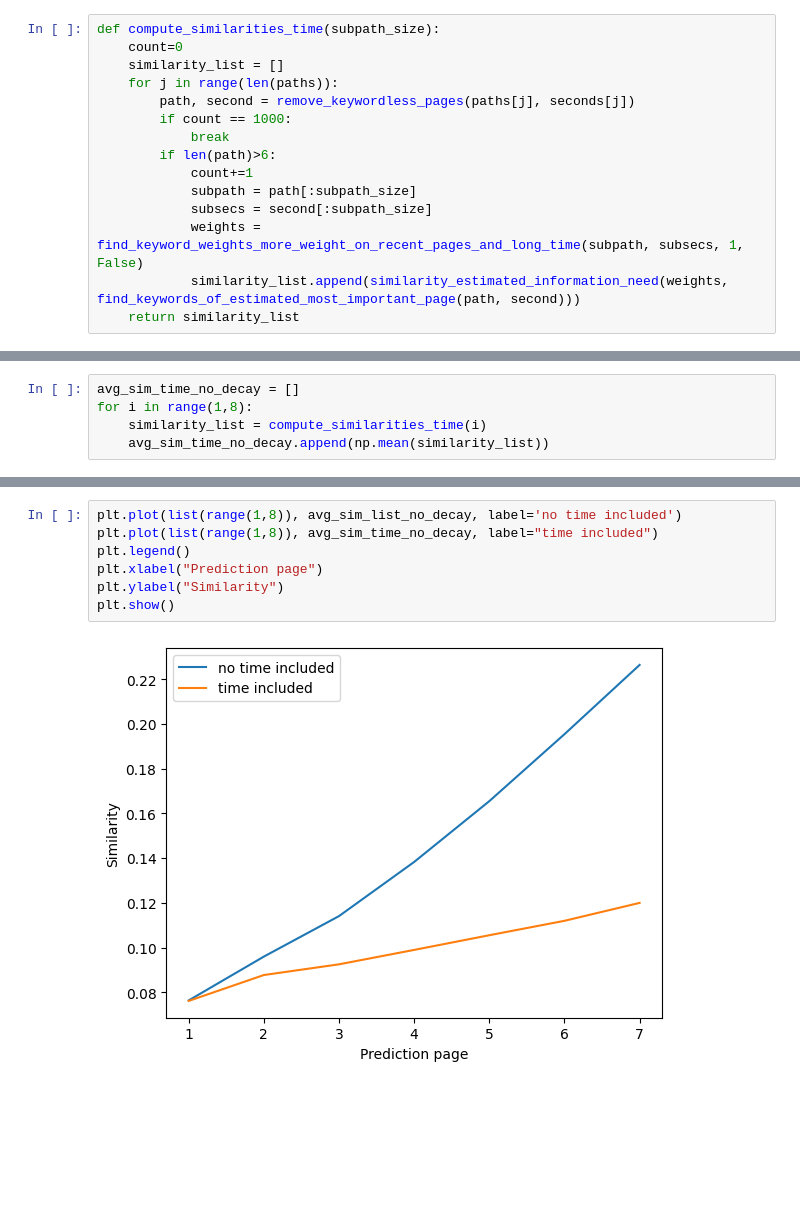
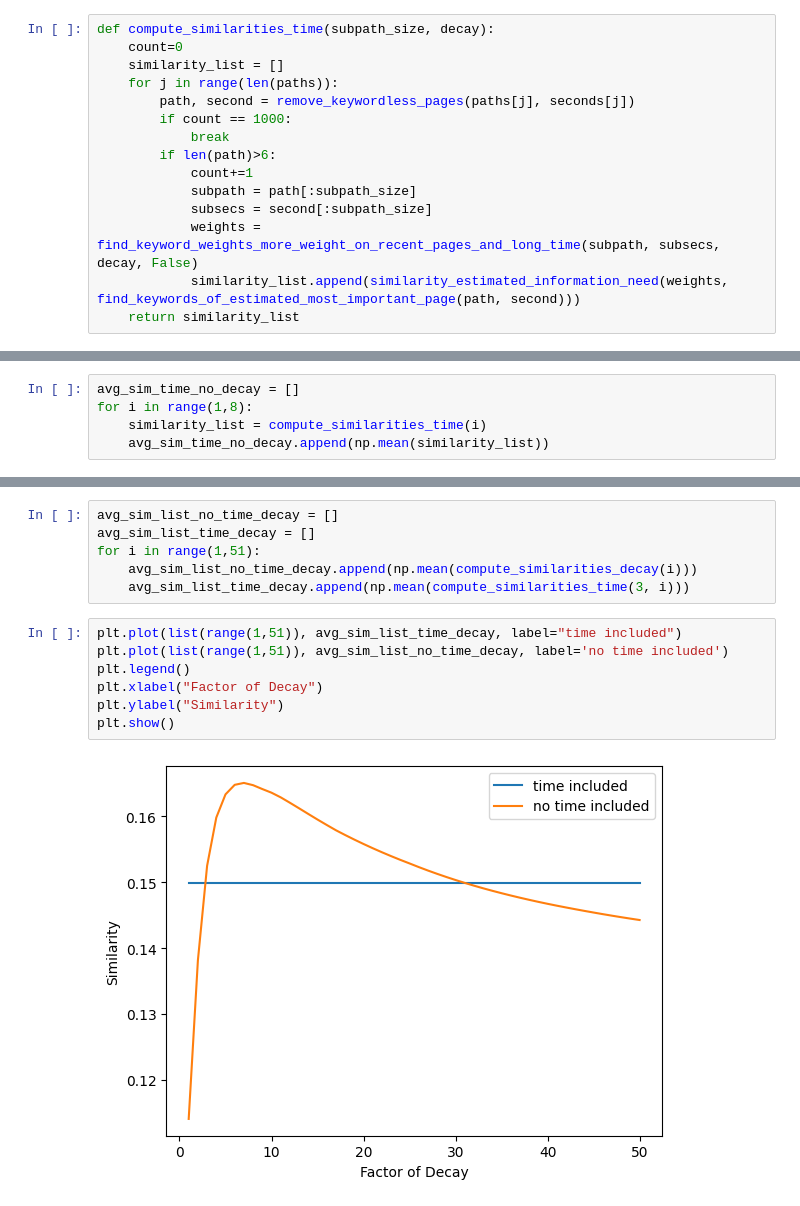
Before and after one commit to MatthewFoster02/3-1-APG-Digital-Exit-Strategy, a Jupyter notebook: src/main/information_scent/IUNISnb.ipynb, the cells around one changed output, grey strips where cells are left out. Saved outputs shown, nothing was run; the diff lists cells and outputs as text; blank space fills up the shorter version.

```diff
--- a/src/main/information_scent/IUNISnb.ipynb
+++ b/src/main/information_scent/IUNISnb.ipynb
@@ -345,7 +345,7 @@ plt.xlabel("Prediction page")
 plt.ylabel("Similarity")
 plt.show()
 # %%
-def compute_similarities_time(subpath_size):
+def compute_similarities_time(subpath_size, decay):
     count=0
     similarity_list = []
     for j in range(len(paths)):
@@ -356,7 +356,7 @@ def compute_similarities_time(subpath_size):
             count+=1
             subpath = path[:subpath_size]
             subsecs = second[:subpath_size]
-            weights = find_keyword_weights_more_weight_on_recent_pages_and_long_time(subpath, subsecs, 1, False)
+            weights = find_keyword_weights_more_weight_on_recent_pages_and_long_time(subpath, subsecs, decay, False)
             similarity_list.append(similarity_estimated_information_need(weights, find_keywords_of_estimated_most_important_page(path, second)))
     return similarity_list
 # %%
@@ -381,9 +390,15 @@ for i in range(1,8):
+# %%
+avg_sim_list_no_time_decay = []
+avg_sim_list_time_decay = []
+for i in range(1,51):
+    avg_sim_list_no_time_decay.append(np.mean(compute_similarities_decay(i)))
+    avg_sim_list_time_decay.append(np.mean(compute_similarities_time(3, i)))
 # %%
-plt.plot(list(range(1,8)), avg_sim_list_no_decay, label='no time included')
-plt.plot(list(range(1,8)), avg_sim_time_no_decay, label="time included")
+plt.plot(list(range(1,51)), avg_sim_list_time_decay, label="time included")
+plt.plot(list(range(1,51)), avg_sim_list_no_time_decay, label='no time included')
 plt.legend()
-plt.xlabel("Prediction page")
+plt.xlabel("Factor of Decay")
 plt.ylabel("Similarity")
 plt.show()
 # %% [output]
-[figure, old version]
+[figure, new version]
```
Also changed, not shown: parts of 3 cells of this notebook.
